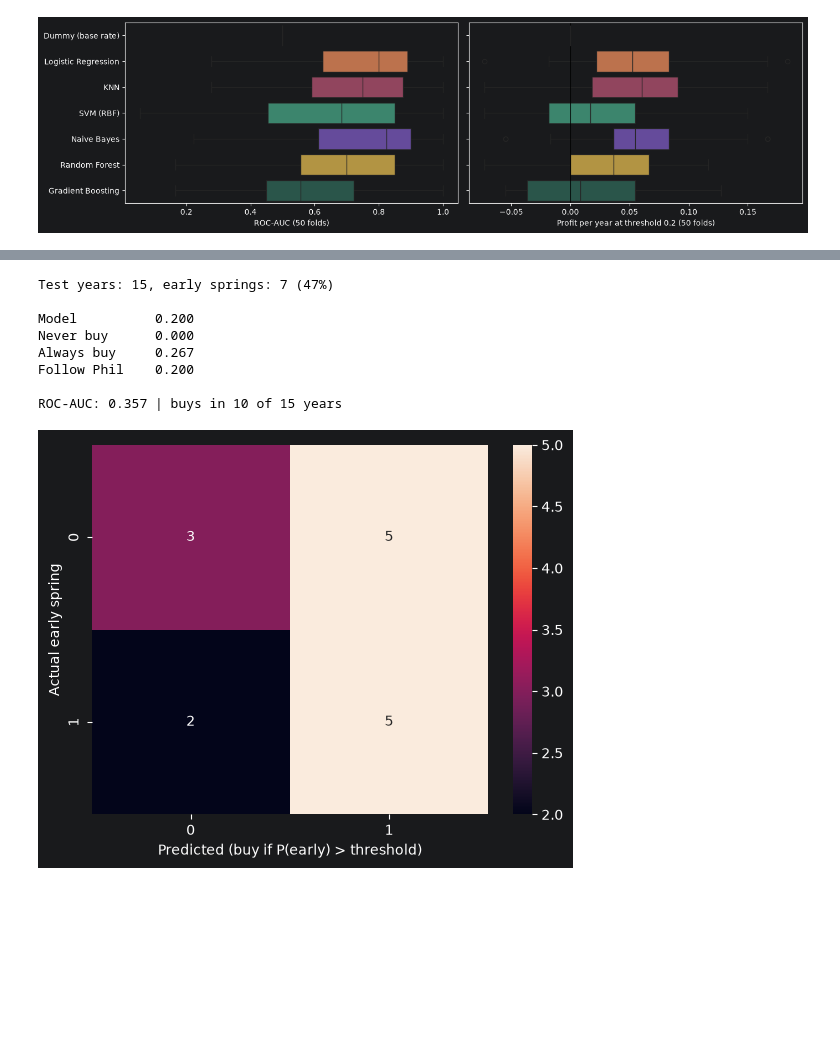
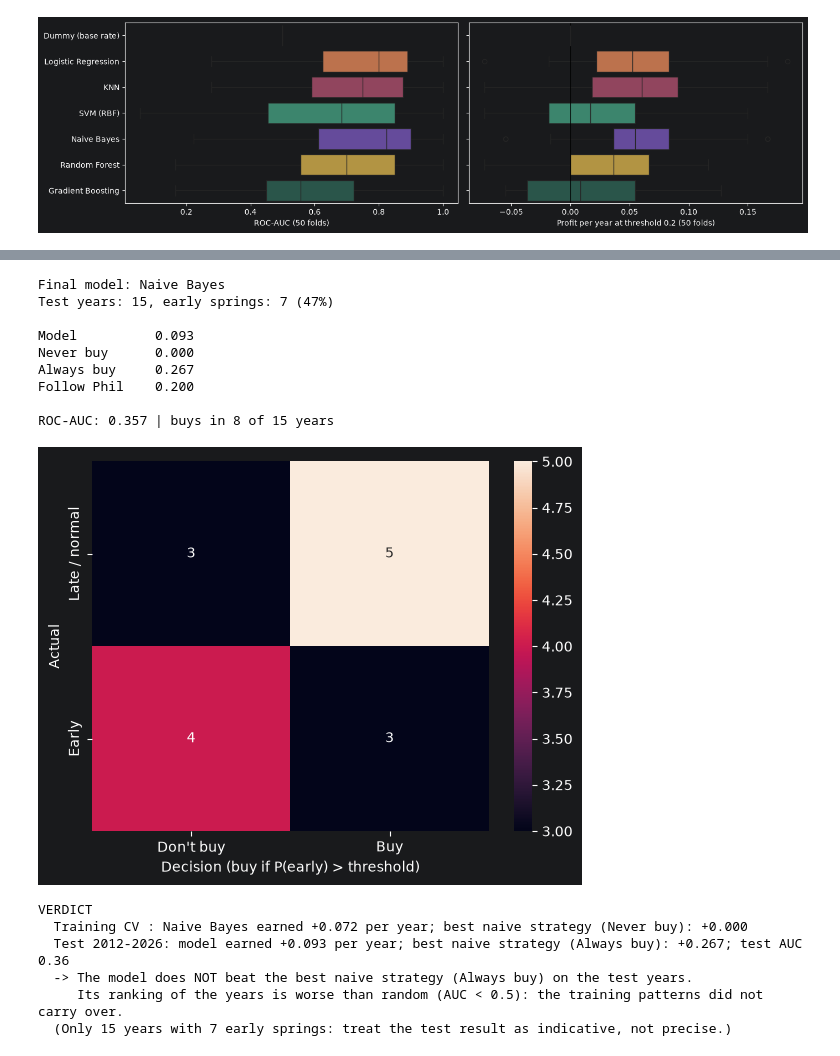
Before and after one commit to GLopezAngel/P1-Early-Spring-Ultron, a Jupyter notebook: Early Spring - Training.ipynb, the cells around one changed output, grey strips where cells are left out. Saved outputs shown, nothing was run; the diff lists cells and outputs as text; code cells hidden in the pictures; blank space fills up the shorter version.

```diff
--- a/Early Spring - Training.ipynb
+++ b/Early Spring - Training.ipynb
@@ -514,0 +630,9 @@ ensemble: AUC 0.761 (sd 0.182), profit 0.045 (sd 0.052)
+# %%
+# The final model and threshold come from the TRAINING cross-validation only
+candidates = {**tuned, VOTING_NAME: best_ensemble}
+FINAL_NAME = candidate_cv["profit mean"].idxmax()
+FINAL_MODEL = candidates[FINAL_NAME]
+THRESHOLD = SEED_COST
+
+display(candidate_cv.sort_values("profit mean", ascending=False).round(3))
+print(f"Final model: {FINAL_NAME} | threshold: {THRESHOLD} (break-even)")
@@ -515,31 +654,66 @@ ensemble: AUC 0.761 (sd 0.182), profit 0.045 (sd 0.052)
 # %%
-# Choose FINAL_MODEL and THRESHOLD from the training results above, then evaluate on the test set ONCE
+# Evaluate FINAL_MODEL and THRESHOLD on the test set ONCE
 test_set = pd.read_parquet("test_set.parquet")
 X_test, y_test = test_set.drop(columns=TARGET), test_set[TARGET].astype(bool)
 
-FINAL_MODEL, THRESHOLD = best_ensemble, SEED_COST     # change if another model/threshold won
 FINAL_MODEL.fit(X_train, y_train)
 p_test = FINAL_MODEL.predict_proba(X_test)[:, 1]
 buy = p_test > THRESHOLD
 
 phil_test = X_test["phil_early"].fillna(False).astype(bool)
+model_profit = profit_per_year(y_test, buy)
+naive_test = {"Never buy": 0.0,
+              "Always buy": profit_per_year(y_test, np.ones(len(y_test))),
+              "Follow Phil": profit_per_year(y_test, phil_test)}
+auc_test = roc_auc_score(y_test, p_test)
+
+print(f"Final model: {FINAL_NAME}")
 print(f"Test years: {len(y_test)}, early springs: {y_test.sum()} ({y_test.mean():.0%})\n")
-print(pd.Series({"Model": profit_per_year(y_test, buy), "Never buy": 0.0,
-                 "Always buy": profit_per_year(y_test, np.ones(len(y_test))),
-                 "Follow Phil": profit_per_year(y_test, phil_test)}).round(3).to_string())
-print("\nROC-AUC:", round(roc_auc_score(y_test, p_test), 3), "| buys in", int(buy.sum()), "of", len(buy), "years")
+print(pd.Series({"Model": model_profit, **naive_test}).round(3).to_string())
+print(f"\nROC-AUC: {auc_test:.3f} | buys in {int(buy.sum())} of {len(buy)} years")
 
-sns.heatmap(confusion_matrix(y_test, buy, labels=[False, True]), annot=True, fmt="d")
-plt.xlabel("Predicted (buy if P(early) > threshold)")
-plt.ylabel("Actual early spring")
+sns.heatmap(confusion_matrix(y_test, buy, labels=[False, True]), annot=True, fmt="d",
+            xticklabels=["Don't buy", "Buy"], yticklabels=["Late / normal", "Early"])
+plt.xlabel("Decision (buy if P(early) > threshold)")
+plt.ylabel("Actual")
 plt.show()
+
+# ── Verdict, computed from the numbers above ──
+cv_naive = {"Never buy": 0.0, "Always buy": profit_per_year(y_train, np.ones(len(y_train))),
+            "Follow Phil": profit_per_year(y_train, phil)}
+best_cv_naive = max(cv_naive, key=cv_naive.get)
+best_test_naive = max(naive_test, key=naive_test.get)
+years = f"{test_set['year'].min()}-{test_set['year'].max()}"
+
+print("VERDICT")
+print(f"  Training CV : {FINAL_NAME} earned {candidate_cv.loc[FINAL_NAME, 'profit mean']:+.3f} per year; "
+      f"best naive strategy ({best_cv_naive}): {cv_naive[best_cv_naive]:+.3f}")
+print(f"  Test {years}: model earned {model_profit:+.3f} per year; "
+      f"best naive strategy ({best_test_naive}): {naive_test[best_test_naive]:+.3f}; test AUC {auc_test:.2f}")
+gap = round(model_profit, 3) - round(naive_test[best_test_naive], 3)
+if gap > 0:
+    print("  -> The model beats every naive strategy on the test years.")
+elif gap == 0:
+    print(f"  -> The model only matches the best naive strategy ({best_test_naive}) on the test years: it adds nothing over it.")
+else:
+    print(f"  -> The model does NOT beat the best naive strategy ({best_test_naive}) on the test years.")
+if auc_test < 0.5:
+    print("     Its ranking of the years is worse than random (AUC < 0.5): the training patterns did not carry over.")
+print(f"  (Only {len(y_test)} years with {y_test.sum()} early springs: treat the test result as indicative, not precise.)")
 # %% [output]
+Final model: Naive Bayes
 Test years: 15, early springs: 7 (47%)
 
-Model          0.200
+Model          0.093
 Never buy      0.000
 Always buy     0.267
 Follow Phil    0.200
 
-ROC-AUC: 0.357 | buys in 10 of 15 years
+ROC-AUC: 0.357 | buys in 8 of 15 years
-[figure, old version]
+[figure, new version]
+VERDICT
+  Training CV : Naive Bayes earned +0.072 per year; best naive strategy (Never buy): +0.000
+  Test 2012-2026: model earned +0.093 per year; best naive strategy (Always buy): +0.267; test AUC 0.36
+  -> The model does NOT beat the best naive strategy (Always buy) on the test years.
+     Its ranking of the years is worse than random (AUC < 0.5): the training patterns did not carry over.
+  (Only 15 years with 7 early springs: treat the test result as indicative, not precise.)
```
Also changed, not shown: parts of 21 cells of this notebook, 1 other file.
